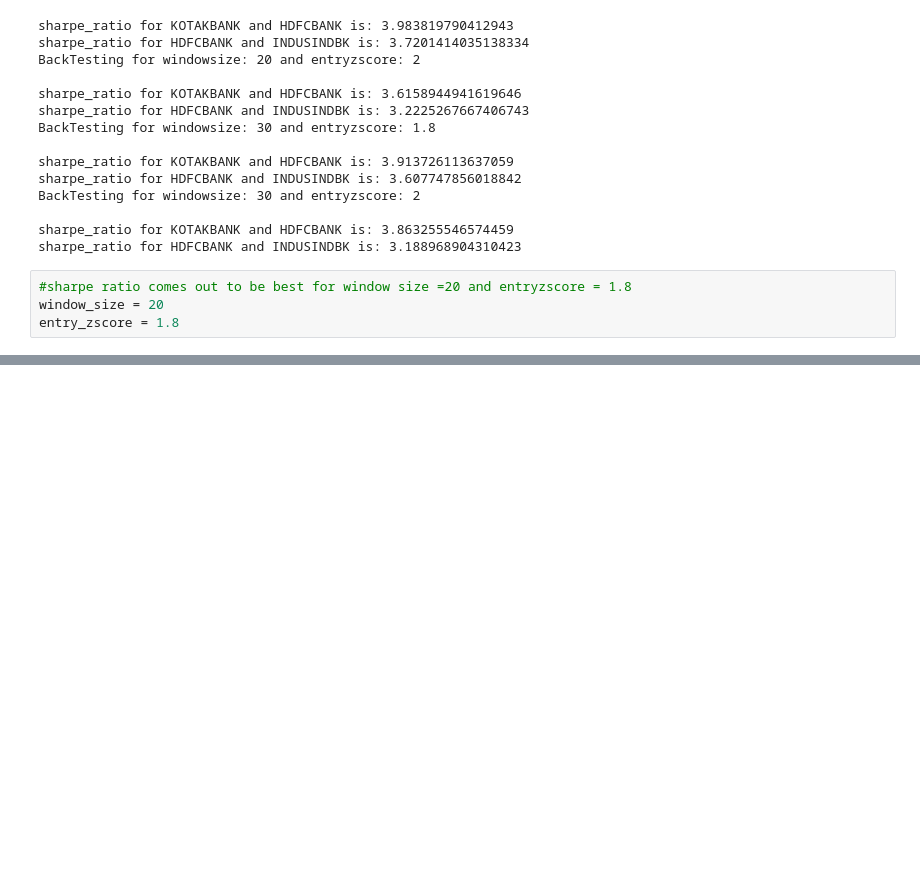
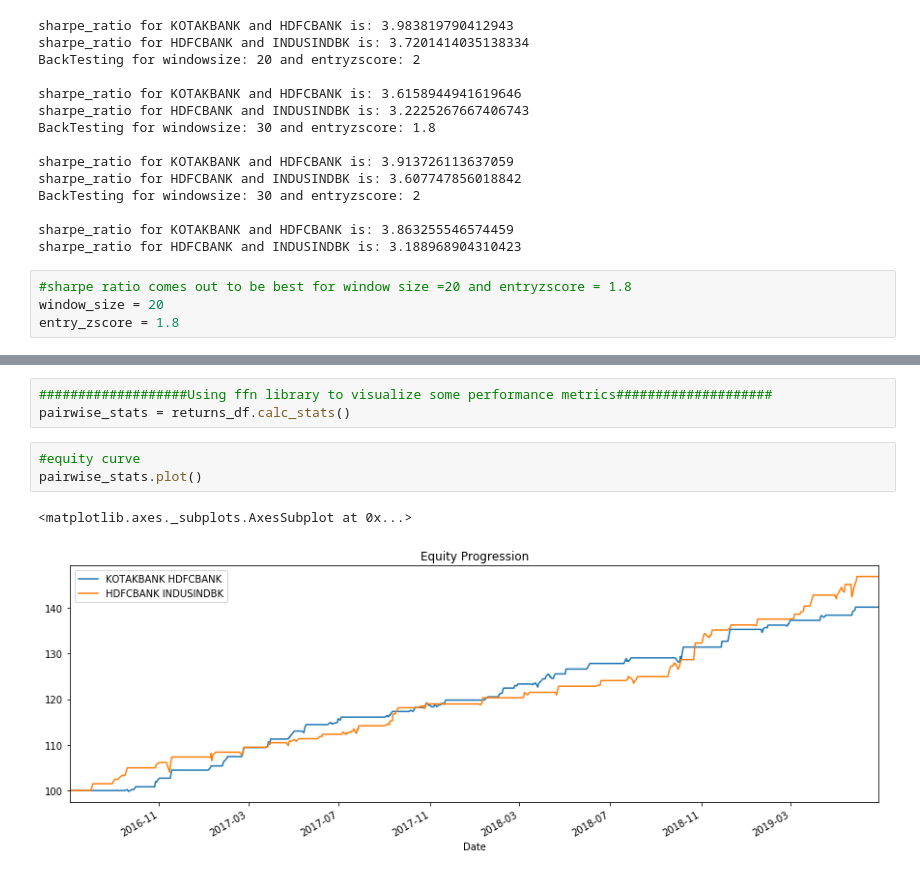
Before and after one commit to Saurabh995/QuantifAI_Assignment, a Jupyter notebook: TradeEngine.ipynb, the cells around one changed output, grey strips where cells are left out. Drawn from its saved outputs; the diff is of its cells as text; blank space fills up the shorter version.

```diff
--- a/TradeEngine.ipynb
+++ b/TradeEngine.ipynb
@@ -361,0 +412,9 @@ entry_zscore = 1.8
+# %%
+###################Using ffn library to visualize some performance metrics####################
+pairwise_stats = returns_df.calc_stats()
+# %%
+#equity curve
+pairwise_stats.plot()
+# %% [output]
+<matplotlib.axes._subplots.AxesSubplot at 0x...>
+[figure, added]
```
Also changed, not shown: parts of 16 cells of this notebook.
